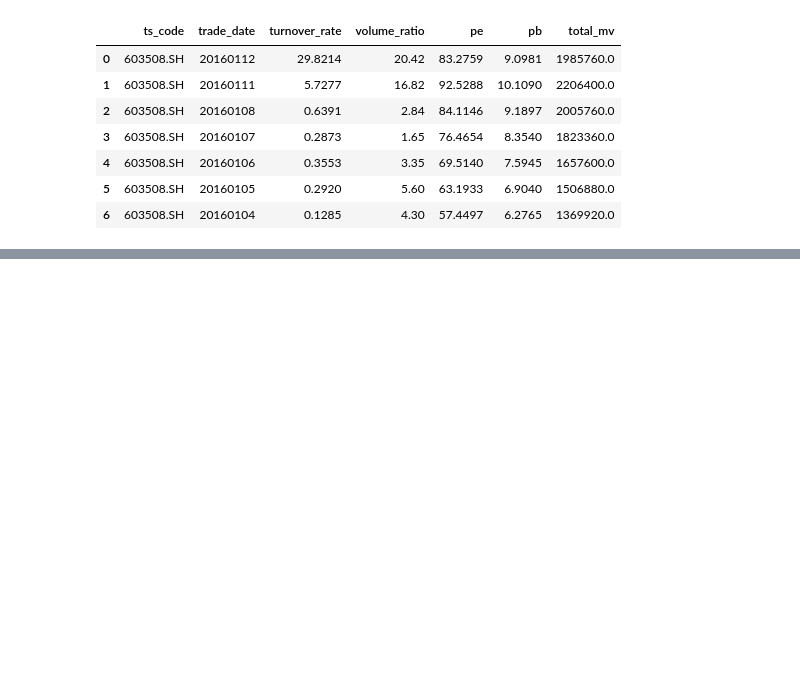
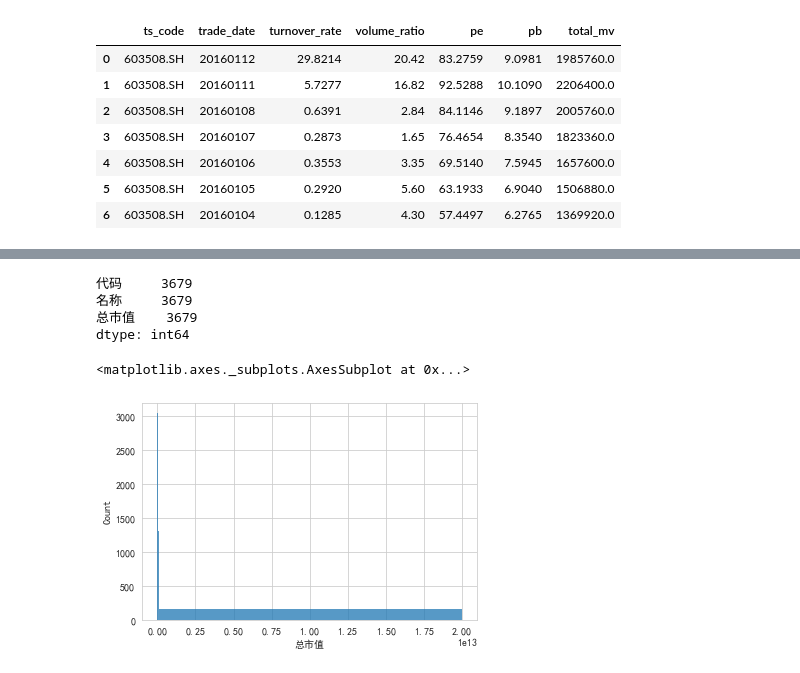
Before and after one commit to ycallenchina/PythonStudy, a Jupyter notebook: 全民Python学习实践篇_杨洋/jupyter/Tushare股票数据获取.ipynb, the cells around one changed output, grey strips where cells are left out. Drawn from its saved outputs; the diff is of its cells as text; code cells hidden in the pictures; blank space fills up the shorter version.

```diff
--- a/全民Python学习实践篇_杨洋/jupyter/Tushare股票数据获取.ipynb
+++ b/全民Python学习实践篇_杨洋/jupyter/Tushare股票数据获取.ipynb
@@ -26,0 +71,7 @@ df
+# %%
+import numpy as np
+import pandas as pd
+pd.set_option('display.max_rows', 20)
+sh=pd.read_excel(r'C:\Users\YcAllenEffy\Desktop\Table4.xlsx',encoding='gb18030',engine='xlrd')
+df=sh
+df
@@ -26,0 +94,6 @@ df
+# %%
+df=sh[['代码','名称','总市值']]
+# 替换-- 值
+df=df.drop(df[df['总市值']=='--'].index)
+df[['总市值']]=df[['总市值']].applymap(int)
+df.info()
@@ -34,0 +128,12 @@ g.figure.set_size_inches(15,10)
+# %%
+df[df['总市值']<20000000000].count()
+# %% [output]
+代码     3679
+名称     3679
+总市值    3679
+dtype: int64
+# %%
+sns.histplot(data=df['总市值'],bins=[0,10000000000,100000000000,20000000000000])
+# %% [output]
+<matplotlib.axes._subplots.AxesSubplot at 0x...>
+[figure, added]
```
Also changed, not shown: parts of 17 cells of this notebook.
